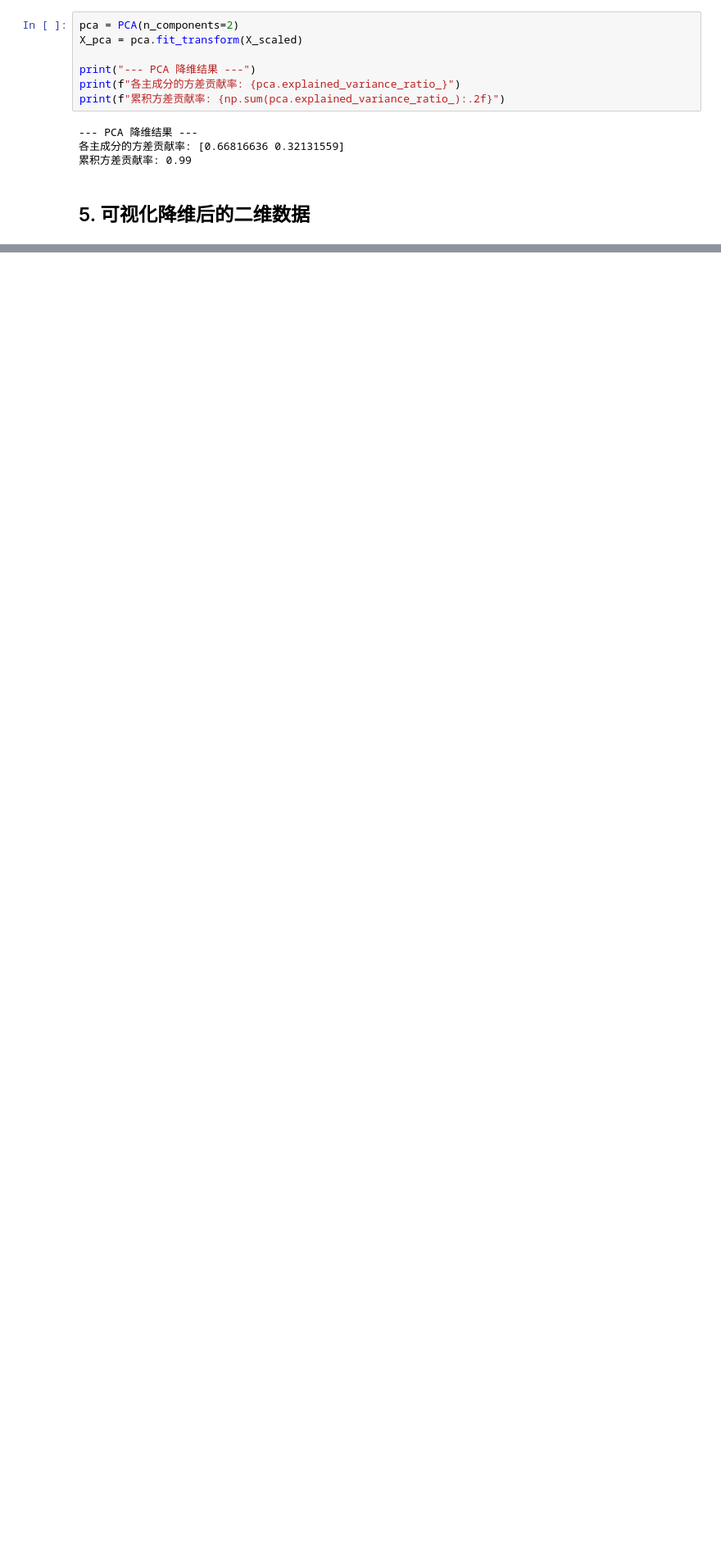
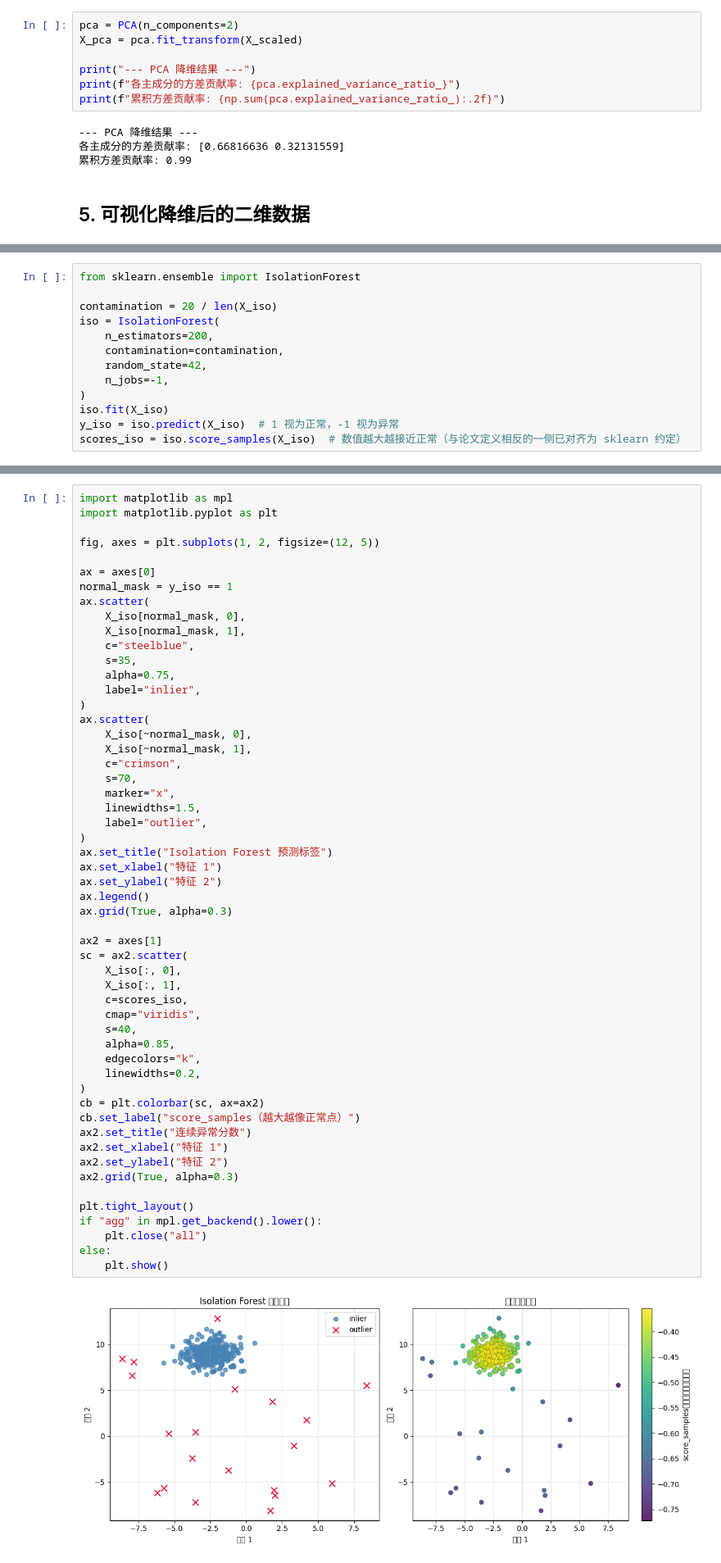
Before and after one commit to prong879/mianjing, a Jupyter notebook: notebooks/machine-learning/06_unsupervised_learning.ipynb, the cells around one changed output, grey strips where cells are left out. Shown at 82% size. Drawn from its saved outputs; the diff is of its cells as text; blank space fills up the shorter version.

```diff
--- a/notebooks/machine-learning/06_unsupervised_learning.ipynb
+++ b/notebooks/machine-learning/06_unsupervised_learning.ipynb
@@ -103,0 +122,13 @@ else:
+# %%
+from sklearn.ensemble import IsolationForest
+
+contamination = 20 / len(X_iso)
+iso = IsolationForest(
+    n_estimators=200,
+    contamination=contamination,
+    random_state=42,
+    n_jobs=-1,
+)
+iso.fit(X_iso)
+y_iso = iso.predict(X_iso)  # 1 视为正常，-1 视为异常
+scores_iso = iso.score_samples(X_iso)  # 数值越大越接近正常（与论文定义相反的一侧已对齐为 sklearn 约定）
@@ -103,0 +137,56 @@ else:
+# %%
+import matplotlib as mpl
+import matplotlib.pyplot as plt
+
+fig, axes = plt.subplots(1, 2, figsize=(12, 5))
+
+ax = axes[0]
+normal_mask = y_iso == 1
+ax.scatter(
+    X_iso[normal_mask, 0],
+    X_iso[normal_mask, 1],
+    c="steelblue",
+    s=35,
+    alpha=0.75,
+    label="inlier",
+)
+ax.scatter(
+    X_iso[~normal_mask, 0],
+    X_iso[~normal_mask, 1],
+    c="crimson",
+    s=70,
+    marker="x",
+    linewidths=1.5,
+    label="outlier",
+)
+ax.set_title("Isolation Forest 预测标签")
+ax.set_xlabel("特征 1")
+ax.set_ylabel("特征 2")
+ax.legend()
+ax.grid(True, alpha=0.3)
+
+ax2 = axes[1]
+sc = ax2.scatter(
+    X_iso[:, 0],
+    X_iso[:, 1],
+    c=scores_iso,
+    cmap="viridis",
+    s=40,
+    alpha=0.85,
+    edgecolors="k",
+    linewidths=0.2,
+)
+cb = plt.colorbar(sc, ax=ax2)
+cb.set_label("score_samples（越大越像正常点）")
+ax2.set_title("连续异常分数")
+ax2.set_xlabel("特征 1")
+ax2.set_ylabel("特征 2")
+ax2.grid(True, alpha=0.3)
+
+plt.tight_layout()
+if "agg" in mpl.get_backend().lower():
+    plt.close("all")
+else:
+    plt.show()
+# %% [output]
+[figure, added]
```
Also changed, not shown: parts of 6 cells of this notebook, 3 other files.
